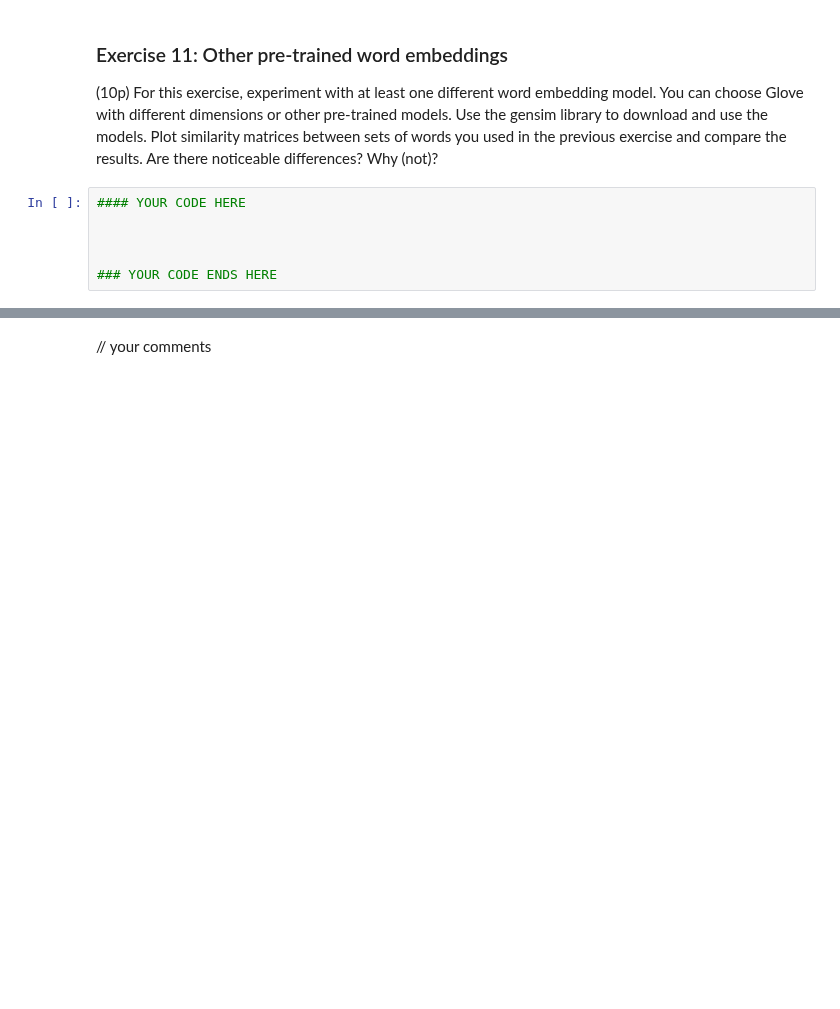
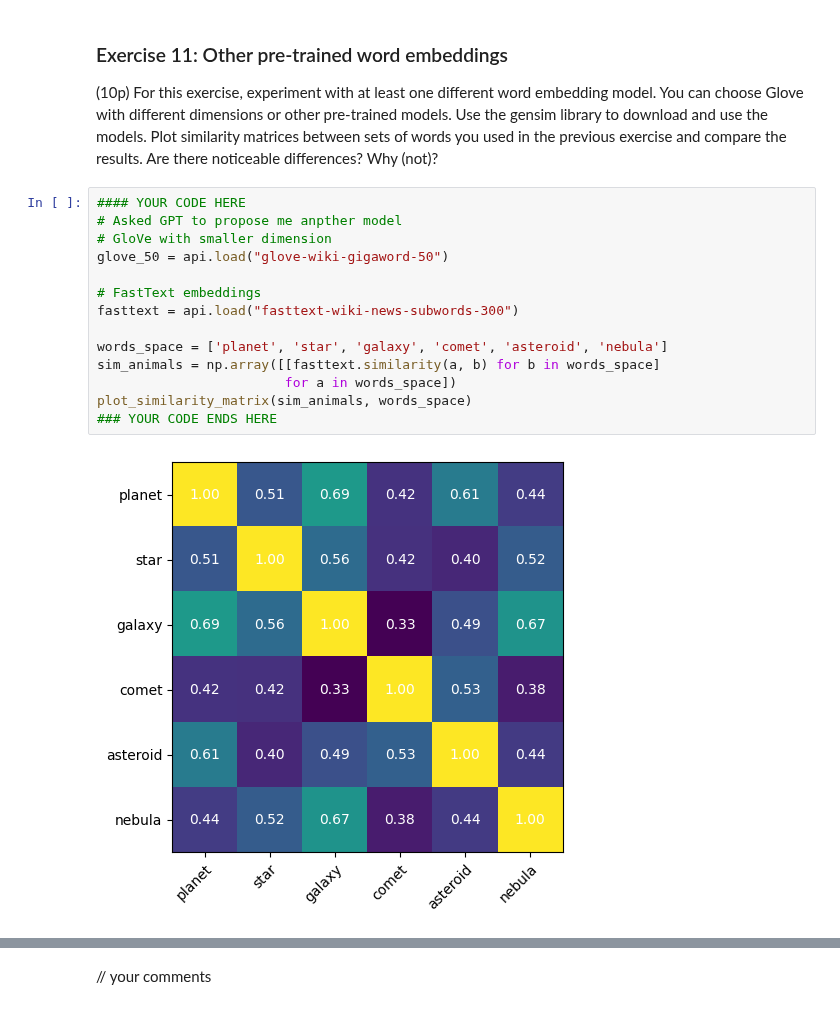
Before and after one commit to vddobush/NLP_Project, a Jupyter notebook: lab2cont.ipynb, the cells around one changed output, grey strips where cells are left out. Cells and saved outputs as stored; diff of their text form; blank space fills up the shorter version.

Commit message:
Soon will add texts

```diff
--- a/lab2cont.ipynb
+++ b/lab2cont.ipynb
@@ -1083,9 +1083,19 @@ In the food chart, the strongest similarity is between "pizza" and "burger", whi
 ### Exercise 11: Other pre-trained word embeddings
 (10p) For this exercise, experiment with at least one different word embedding model. You can choose Glove with different dimensions or other pre-trained models. Use the gensim library to download and use the models.
 Plot similarity matrices between sets of words you used in the previous exercise and compare the results. Are there noticeable differences? Why (not)?
-# %%
-#### YOUR CODE HERE
-
-
-
-### YOUR CODE ENDS HERE
+# %%
+#### YOUR CODE HERE
+# Asked GPT to propose me anpther model
+# GloVe with smaller dimension
+glove_50 = api.load("glove-wiki-gigaword-50")
+
+# FastText embeddings
+fasttext = api.load("fasttext-wiki-news-subwords-300")
+
+words_space = ['planet', 'star', 'galaxy', 'comet', 'asteroid', 'nebula']
+sim_animals = np.array([[fasttext.similarity(a, b) for b in words_space]
+                        for a in words_space])
+plot_similarity_matrix(sim_animals, words_space)
+### YOUR CODE ENDS HERE
+# %% [output]
+[figure, added]
```
Also changed, not shown: parts of 2 cells of this notebook.
